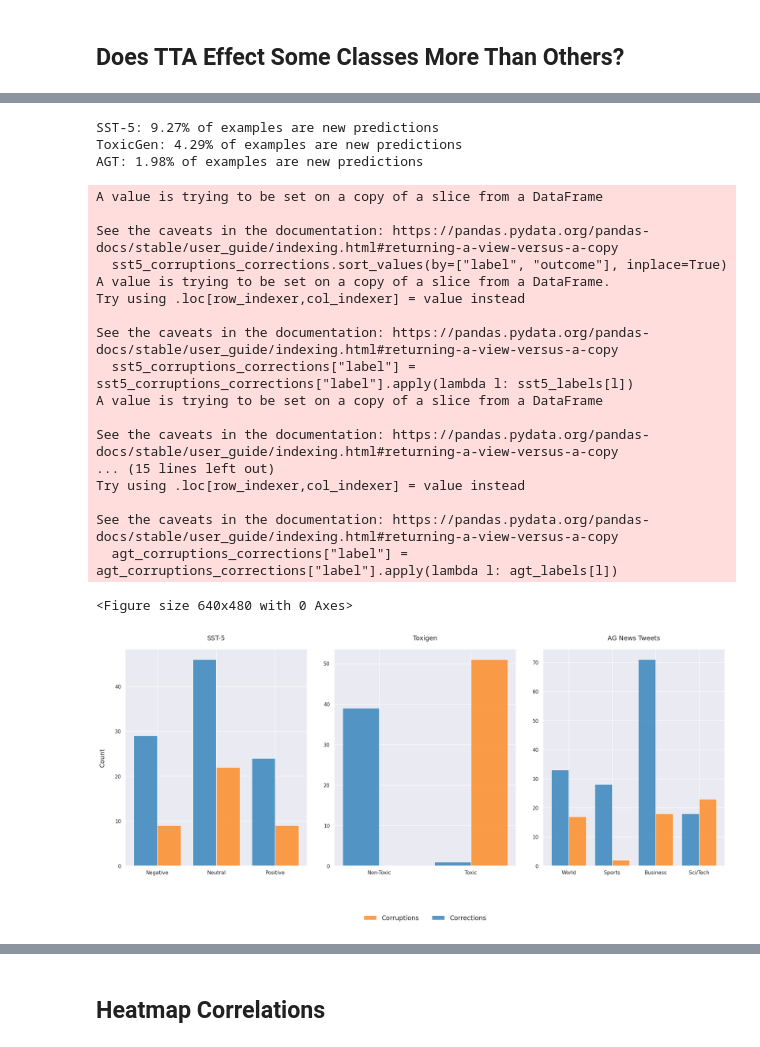
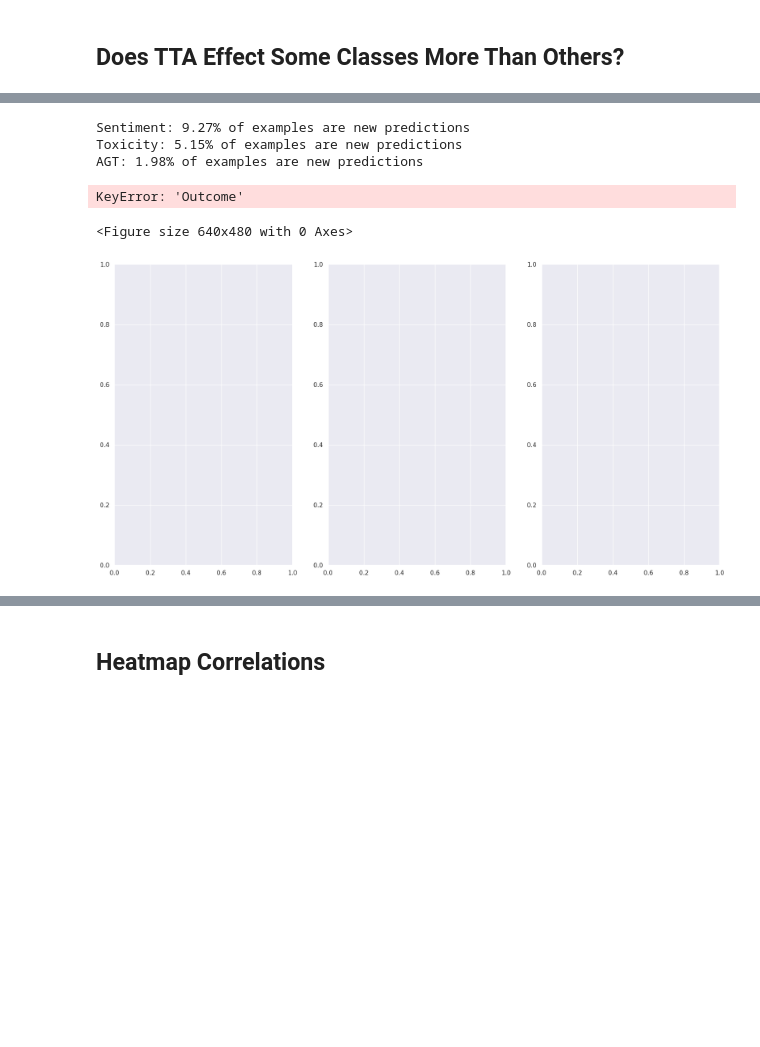
Before and after one commit to Kyle1668/LLM-TTA, a Jupyter notebook: notebooks/method_analysis_paper.ipynb, the cells around one changed output, grey strips where cells are left out. Saved outputs shown, nothing was run; the diff lists cells and outputs as text; code cells hidden in the pictures; blank space fills up the shorter version.

Commit message:
More figures

```diff
--- a/notebooks/method_analysis_paper.ipynb
+++ b/notebooks/method_analysis_paper.ipynb
@@ -349,19 +387,19 @@ Name: count, dtype: int64
 # %%
 # for each dataset, get the percent of examples that are unchanged vs new
-sst5_outcomes = sst5_data["outcome"].value_counts(normalize=True)
-new_predcitions_percent = 100 * sst5_outcomes[sst5_outcomes.index == "New Correct"].values[0] + sst5_outcomes[sst5_outcomes.index == "New Mistake"].values[0]
-print(f"SST-5: {new_predcitions_percent:.2f}% of examples are new predictions")
+sentiment_outcomes = sst5_data["outcome"].value_counts(normalize=True)
+new_predcitions_percent = 100 * sentiment_outcomes[sentiment_outcomes.index == "New Correct"].values[0] + sentiment_outcomes[sentiment_outcomes.index == "New Mistake"].values[0]
+print(f"Sentiment: {new_predcitions_percent:.2f}% of examples are new predictions")
 
-toxicgen_outcomes = toxigen_data["outcome"].value_counts(normalize=True)
-new_predcitions_percent = 100 * toxicgen_outcomes[toxicgen_outcomes.index == "New Correct"].values[0] + toxicgen_outcomes[toxicgen_outcomes.index == "New Mistake"].values[0]
-print(f"ToxicGen: {new_predcitions_percent:.2f}% of examples are new predictions")
+toxicity_outcomes = toxigen_data["outcome"].value_counts(normalize=True)
+new_predcitions_percent = 100 * toxicity_outcomes[toxicity_outcomes.index == "New Correct"].values[0] + toxicity_outcomes[toxicity_outcomes.index == "New Mistake"].values[0]
+print(f"Toxicity: {new_predcitions_percent:.2f}% of examples are new predictions")
 
 agt_outcomes = agt_data["outcome"].value_counts(normalize=True)
 new_predcitions_percent = 100 * agt_outcomes[agt_outcomes.index == "New Correct"].values[0] + agt_outcomes[agt_outcomes.index == "New Mistake"].values[0]
 print(f"AGT: {new_predcitions_percent:.2f}% of examples are new predictions")
 # %% [output]
-SST-5: 9.27% of examples are new predictions
-ToxicGen: 4.29% of examples are new predictions
+Sentiment: 9.27% of examples are new predictions
+Toxicity: 5.15% of examples are new predictions
 AGT: 1.98% of examples are new predictions
 # %%
 # clear plots
@@ -370,79 +408,63 @@ plt.clf()
 # Create three histograms on one row
 fig, axes = plt.subplots(1, 3, figsize=(20, 10))
 
-sst5_labels = {
+sentiment_labels = {
     0: "Negative",
     1: "Positive",
     2: "Neutral",
 }
-sst5_corruptions_corrections = sst5_data[(sst5_data["outcome"] == "New Correct") | (sst5_data["outcome"] == "New Mistake")]
-sst5_corruptions_corrections.sort_values(by=["label", "outcome"], inplace=True)
-sst5_corruptions_corrections["label"] = sst5_corruptions_corrections["label"].apply(lambda l: sst5_labels[l])
+sentiment_corruptions_corrections = sentiment_outcomes[(sentiment_outcomes["Outcome"] == "New Correct") | (sentiment_outcomes["Outcome"] == "New Mistake")]
+sentiment_corruptions_corrections.sort_values(by=["label", "Outcome"], inplace=True)
+sentiment_corruptions_corrections["label"] = sentiment_corruptions_corrections["label"].apply(lambda l: sentiment_labels[l])
 # sort values by Negative, Neutral, Positive in that order
-sst5_corruptions_corrections.sort_values(by=["label"], inplace=True, key=lambda x: x.map({"Negative": 0, "Neutral": 1, "Positive": 2}))
-sns.histplot(data=sst5_corruptions_corrections, x="label", hue="outcome", multiple="dodge", shrink=.8, ax=axes[0])
+sentiment_corruptions_corrections.sort_values(by=["label"], inplace=True, key=lambda x: x.map({"Negative": 0, "Neutral": 1, "Positive": 2}))
+sns.histplot(data=sentiment_corruptions_corrections, x="label", hue="Outcome", multiple="dodge", shrink=.8, ax=axes[0])
 
-toxigen_labels = {
+toxicity_labels = {
     0: "Non-Toxic",
     1: "Toxic",
 }
-toxigen_corruptions_corrections = toxigen_data[(toxigen_data["outcome"] == "New Correct") | (toxigen_data["outcome"] == "New Mistake")]
-toxigen_corruptions_corrections.sort_values(by=["label", "outcome"], inplace=True)
-toxigen_corruptions_corrections["label"] = toxigen_corruptions_corrections["label"].apply(lambda l: toxigen_labels[l])
-sns.histplot(data=toxigen_corruptions_corrections, x="label", hue="outcome", multiple="dodge", shrink=.8, ax=axes[1])
+toxicity_corruptions_corrections = toxicity_outcomes[(toxicity_outcomes["Outcome"] == "New Correct") | (toxicity_outcomes["Outcome"] == "New Mistake")]
+toxicity_corruptions_corrections.sort_values(by=["label", "Outcome"], inplace=True)
+toxicity_corruptions_corrections["label"] = toxicity_corruptions_corrections["label"].apply(lambda l: toxicity_labels[l])
+sns.histplot(data=toxicity_corruptions_corrections, x="label", hue="Outcome", multiple="dodge", shrink=.8, ax=axes[1])
 
 agt_labels = {
     0: "World",
     1: "Sports",
     2: "Business",
     3: "Sci/Tech",
 }
-agt_corruptions_corrections = agt_data[(agt_data["outcome"] == "New Correct") | (agt_data["outcome"] == "New Mistake")]
-agt_corruptions_corrections.sort_values(by=["label", "outcome"], inplace=True)
+agt_corruptions_corrections = agt_data[(agt_data["Outcome"] == "New Correct") | (agt_data["Outcome"] == "New Mistake")]
+agt_corruptions_corrections.sort_values(by=["label", "Outcome"], inplace=True)
 agt_corruptions_corrections["label"] = agt_corruptions_corrections["label"].apply(lambda l: agt_labels[l])
-sns.histplot(data=agt_corruptions_corrections, x="label", hue="outcome", multiple="dodge", shrink=.8, ax=axes[2])
+sns.histplot(data=agt_corruptions_corrections, x="label", hue="Outcome", multiple="dodge", shrink=.8, ax=axes[2])
 
 axes[0].set_ylabel("Count", labelpad=20, fontsize=14)
 axes[1].set_ylabel("")
 axes[2].set_ylabel("")
 axes[0].set_xlabel("SST-5", labelpad=20, fontsize=14)
-axes[1].set_xlabel("Toxigen", labelpad=20, fontsize=14)
+axes[1].set_xlabel("toxicity", labelpad=20, fontsize=14)
 axes[2].set_xlabel("AG News Tweets", labelpad=20, fontsize=14)
 
 # set x labels above the plots
 axes[0].xaxis.set_label_position('top')
 axes[1].xaxis.set_label_position('top')
 axes[2].xaxis.set_label_position('top')
 
 # Have a shared legend
 axes[0].get_legend().remove()
 axes[1].legend(loc='upper center', bbox_to_anchor=(0.5, -0.2), labels=["Corruptions", "Corrections"], ncol=2, fancybox=False, frameon=False, fontsize=14)
 axes[2].get_legend().remove()
 
 
 # add padding
 fig.tight_layout(pad=3.0)
 fig.savefig("../datasets/analysis/figures/corruptions_corrections_histograms.png", bbox_inches='tight', dpi=300)
 # %% [output]
-A value is trying to be set on a copy of a slice from a DataFrame
-
-See the caveats in the documentation: https://pandas.pydata.org/pandas-docs/stable/user_guide/indexing.html#returning-a-view-versus-a-copy
-  sst5_corruptions_corrections.sort_values(by=["label", "outcome"], inplace=True)
-A value is trying to be set on a copy of a slice from a DataFrame.
-Try using .loc[row_indexer,col_indexer] = value instead
-
-See the caveats in the documentation: https://pandas.pydata.org/pandas-docs/stable/user_guide/indexing.html#returning-a-view-versus-a-copy
-  sst5_corruptions_corrections["label"] = sst5_corruptions_corrections["label"].apply(lambda l: sst5_labels[l])
-A value is trying to be set on a copy of a slice from a DataFrame
-
-See the caveats in the documentation: https://pandas.pydata.org/pandas-docs/stable/user_guide/indexing.html#returning-a-view-versus-a-copy
-... (15 lines left out)
-Try using .loc[row_indexer,col_indexer] = value instead
-
-See the caveats in the documentation: https://pandas.pydata.org/pandas-docs/stable/user_guide/indexing.html#returning-a-view-versus-a-copy
-  agt_corruptions_corrections["label"] = agt_corruptions_corrections["label"].apply(lambda l: agt_labels[l])
+KeyError: 'Outcome'
 <Figure size 640x480 with 0 Axes>
-[figure, old version]
+[figure, new version]
 # %%
 inference_logs["BOSS_Sentiment_ID_T5_ICR"]
 # %% [output]
```
Also changed, not shown: parts of 29 cells of this notebook, 1 other file.
